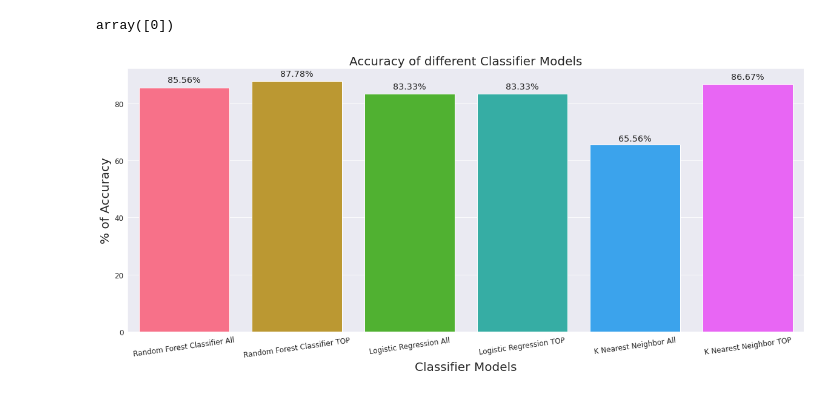
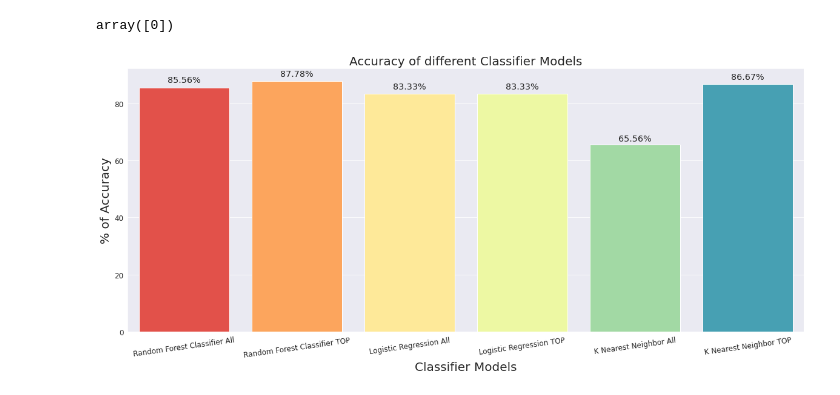
Before and after one commit to AntonioMoralCevallos/Predicting_Fatal_Heart_Failure-Project, a Jupyter notebook: Final_Deliverable_7b.ipynb, the cells around one changed output. Cells and saved outputs as stored; diff of their text form; code cells hidden in the pictures.

```diff
--- a/Final_Deliverable_7b.ipynb
+++ b/Final_Deliverable_7b.ipynb
@@ -587,8 +591,7 @@ array([0])
 # %% [markdown]
 ### Preparing Data
 # %%
-X = clinical.drop(['DEATH_EVENT'],axis=1)
-y = clinical['DEATH_EVENT']
+X, y = clinical.drop(['DEATH_EVENT'],axis=1), clinical['DEATH_EVENT']
 from sklearn.model_selection import train_test_split
 X_train, X_test, y_train, ytest = train_test_split(X, y, test_size=0.3, random_state=775)
 # %% [markdown]
@@ -786,18 +795,18 @@ array([0])
 # %%
 model_list = ['Random Forest Classifier All','Random Forest Classifier TOP','Logistic Regression All','Logistic Regression TOP','K Nearest Neighbor All','K Nearest Neighbor TOP']
 
 plt.rcParams['figure.figsize']=20,8
 sns.set_style('darkgrid')
-ax = sns.barplot(x=model_list, y=accuracy_list, palette = "husl", saturation =2.0)
+ax = sns.barplot(x=model_list, y=accuracy_list, palette = "Spectral", saturation =2.0)
 plt.xlabel('Classifier Models', fontsize = 20 )
 plt.ylabel('% of Accuracy', fontsize = 20)
 plt.title('Accuracy of different Classifier Models', fontsize = 20)
 plt.xticks(fontsize = 12, horizontalalignment = 'center', rotation = 8)
 plt.yticks(fontsize = 12)
 for i in ax.patches:
     width, height = i.get_width(), i.get_height()
     x, y = i.get_xy()
     ax.annotate(f'{round(height,2)}%', (x + width/2, y + height*1.02), ha='center', fontsize = 'x-large')
 plt.show()
 # %% [output]
-[figure, old version]
+[figure, new version]
```
Also changed, not shown: parts of 33 cells of this notebook.
